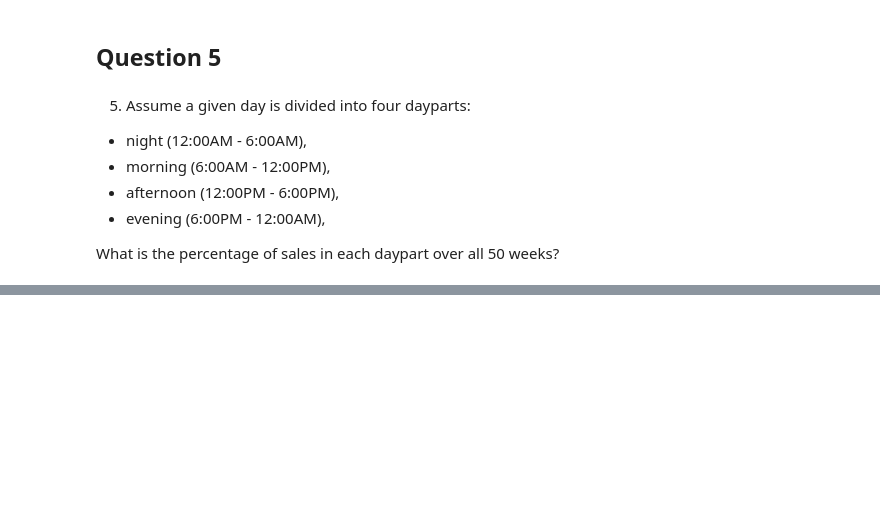
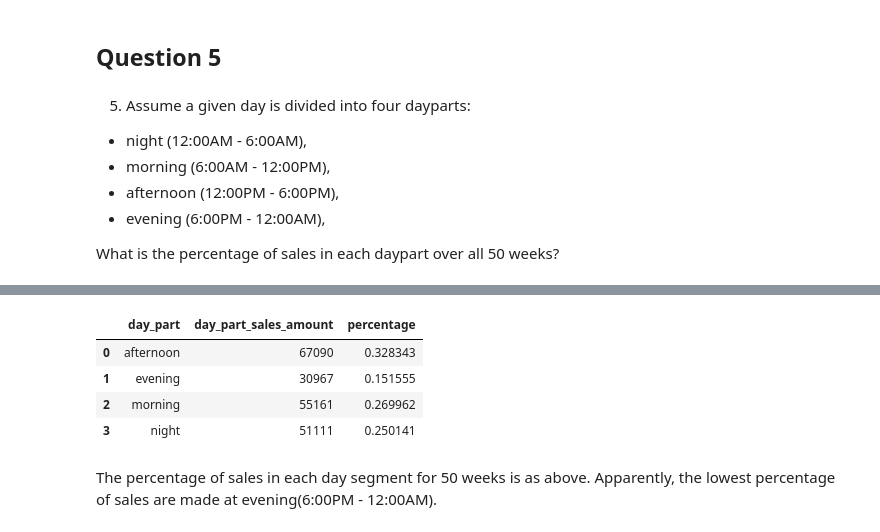
Before and after one commit to tugceturkkal/Data-Projects, a Jupyter notebook: Sales Data Analysis.ipynb, the cells around one changed output, grey strips where cells are left out. Saved outputs shown, nothing was run; the diff lists cells and outputs as text; code cells hidden in the pictures; blank space fills up the shorter version.

```diff
--- a/Sales Data Analysis.ipynb
+++ b/Sales Data Analysis.ipynb
@@ -250,0 +309,3 @@ What is the percentage of sales in each daypart over all 50 weeks?
+# %%
+data_question_5_sales = data.groupby('day_part').size().reset_index(name = 'day_part_sales_amount')
+data_question_5_sales
@@ -250,0 +318,11 @@ What is the percentage of sales in each daypart over all 50 weeks?
+# %%
+data_question_5_sales['percentage'] = data_question_5_sales['day_part_sales_amount'] / data_question_5_sales['day_part_sales_amount'].sum()
+data_question_5_sales
+# %% [output]
+|  | day_part | day_part_sales_amount | percentage |
+| 0 | afternoon | 67090 | 0.328343 |
+| 1 | evening | 30967 | 0.151555 |
+| 2 | morning | 55161 | 0.269962 |
+| 3 | night | 51111 | 0.250141 |
+# %% [markdown]
+The percentage of sales in each day segment for 50 weeks is as above. Apparently, the lowest percentage of sales are made at evening(6:00PM - 12:00AM).
```
Also changed, not shown: parts of 7 cells of this notebook.
